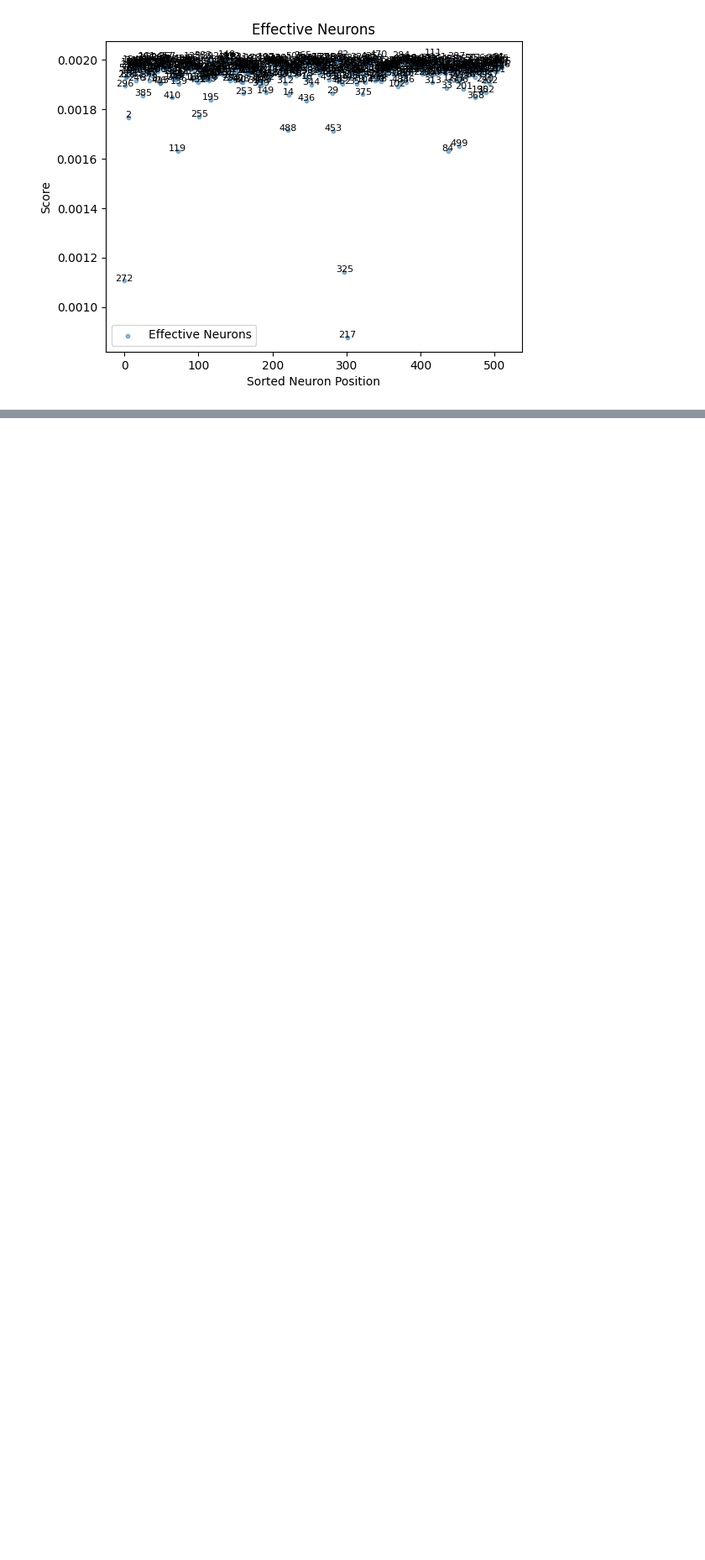
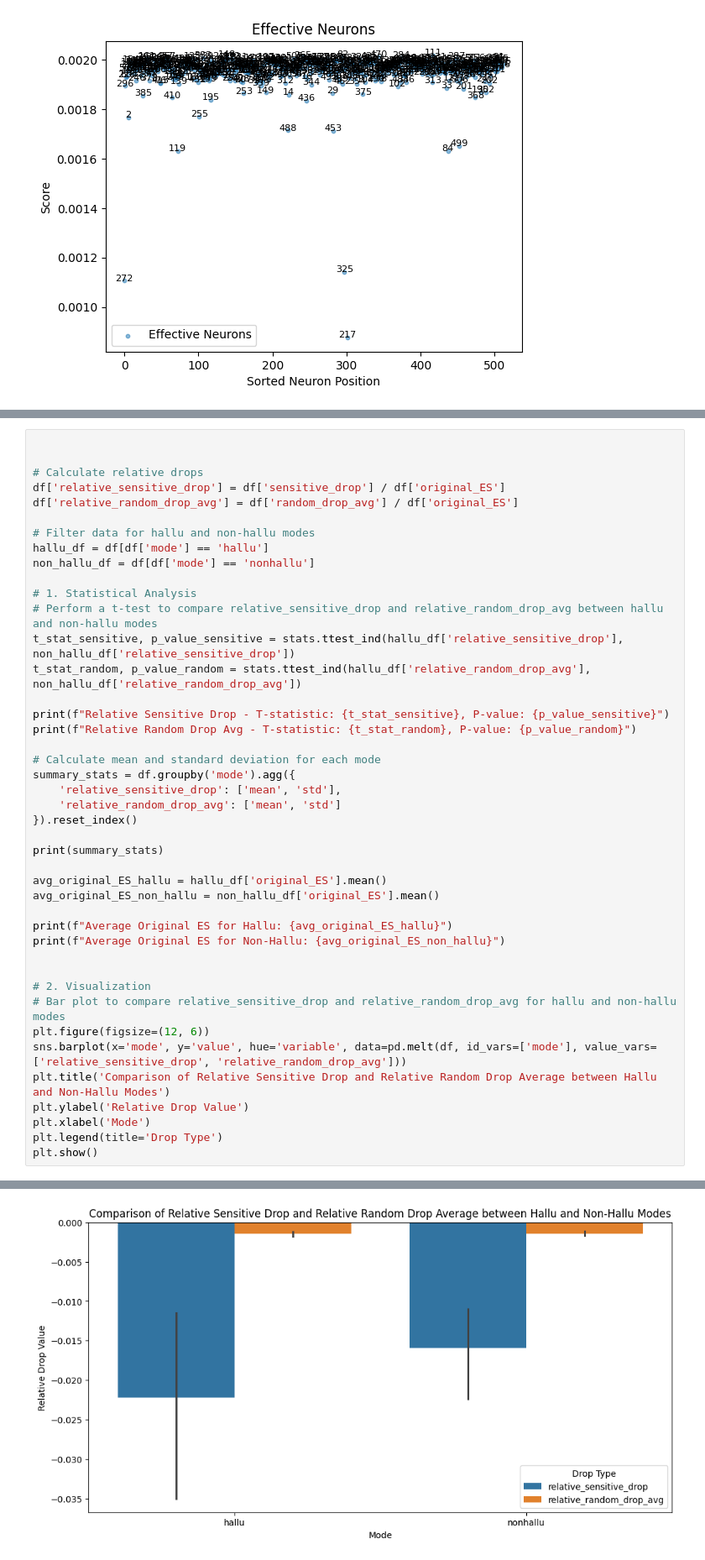
Before and after one commit to notarobot-hub/SEND, a Jupyter notebook: sensitivity/analysis_1point.ipynb, the cells around one changed output, grey strips where cells are left out. Shown at 84% size. Cells and saved outputs as stored; diff of their text form; blank space fills up the shorter version.

```diff
--- a/sensitivity/analysis_1point.ipynb
+++ b/sensitivity/analysis_1point.ipynb
@@ -105,0 +236,44 @@ plt.show()
+# %%
+
+
+# Calculate relative drops
+df['relative_sensitive_drop'] = df['sensitive_drop'] / df['original_ES']
+df['relative_random_drop_avg'] = df['random_drop_avg'] / df['original_ES']
+
+# Filter data for hallu and non-hallu modes
+hallu_df = df[df['mode'] == 'hallu']
+non_hallu_df = df[df['mode'] == 'nonhallu']
+
+# 1. Statistical Analysis
+# Perform a t-test to compare relative_sensitive_drop and relative_random_drop_avg between hallu and non-hallu modes
+t_stat_sensitive, p_value_sensitive = stats.ttest_ind(hallu_df['relative_sensitive_drop'], non_hallu_df['relative_sensitive_drop'])
+t_stat_random, p_value_random = stats.ttest_ind(hallu_df['relative_random_drop_avg'], non_hallu_df['relative_random_drop_avg'])
+
+print(f"Relative Sensitive Drop - T-statistic: {t_stat_sensitive}, P-value: {p_value_sensitive}")
+print(f"Relative Random Drop Avg - T-statistic: {t_stat_random}, P-value: {p_value_random}")
+
+# Calculate mean and standard deviation for each mode
+summary_stats = df.groupby('mode').agg({
+    'relative_sensitive_drop': ['mean', 'std'],
+    'relative_random_drop_avg': ['mean', 'std']
+}).reset_index()
+
+print(summary_stats)
+
+avg_original_ES_hallu = hallu_df['original_ES'].mean()
+avg_original_ES_non_hallu = non_hallu_df['original_ES'].mean()
+
+print(f"Average Original ES for Hallu: {avg_original_ES_hallu}")
+print(f"Average Original ES for Non-Hallu: {avg_original_ES_non_hallu}")
+
+
+# 2. Visualization
+# Bar plot to compare relative_sensitive_drop and relative_random_drop_avg for hallu and non-hallu modes
+plt.figure(figsize=(12, 6))
+sns.barplot(x='mode', y='value', hue='variable', data=pd.melt(df, id_vars=['mode'], value_vars=['relative_sensitive_drop', 'relative_random_drop_avg']))
+plt.title('Comparison of Relative Sensitive Drop and Relative Random Drop Average between Hallu and Non-Hallu Modes')
+plt.ylabel('Relative Drop Value')
+plt.xlabel('Mode')
+plt.legend(title='Drop Type')
+plt.show()
+# %% [output]
@@ -105,0 +293 @@ plt.show()
+[figure, added]
```
Also changed, not shown: parts of 13 cells of this notebook, 47 other files.
